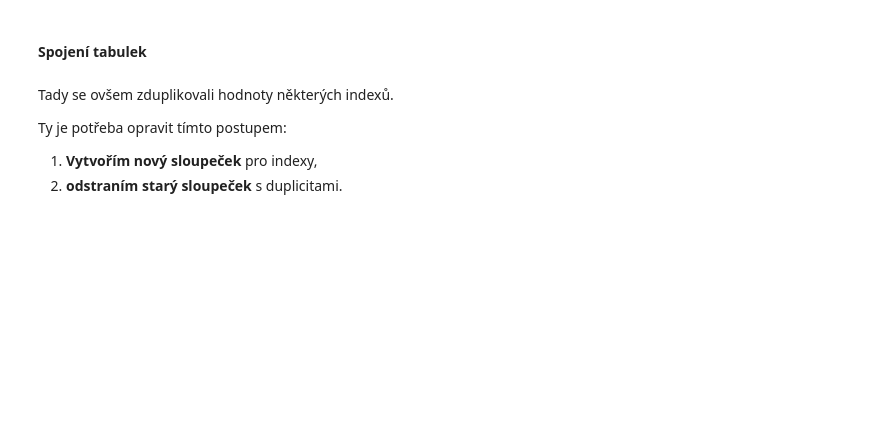
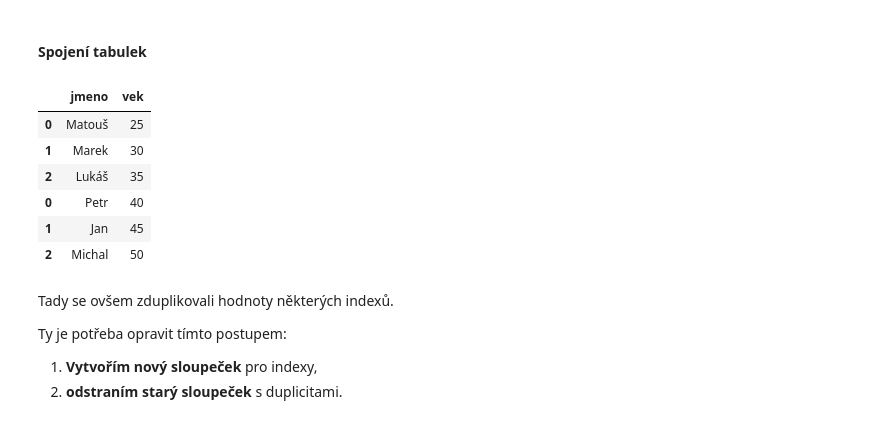
Before and after one commit to Bralor/bnp_course, a Jupyter notebook: shared/notebooks/lesson07.ipynb, the cells around one changed output. Cells and saved outputs as stored; diff of their text form; code cells hidden in the pictures; blank space fills up the shorter version.

```diff
--- a/shared/notebooks/lesson07.ipynb
+++ b/shared/notebooks/lesson07.ipynb
@@ -1149,5 +1609,13 @@ df_spojene = concat([df_uzivatele_1, df_uzivatele_2], axis=0)
 # %%
-df_spojene.head()
+df_spojene.head(6)
+# %% [output]
+|  | jmeno | vek |
+| 0 | Matouš | 25 |
+| 1 | Marek | 30 |
+| 2 | Lukáš | 35 |
+| 0 | Petr | 40 |
+| 1 | Jan | 45 |
+| 2 | Michal | 50 |
 # %% [markdown]
 Tady se ovšem zduplikovali hodnoty některých indexů.
 
```
Also changed, not shown: parts of 110 cells of this notebook.
